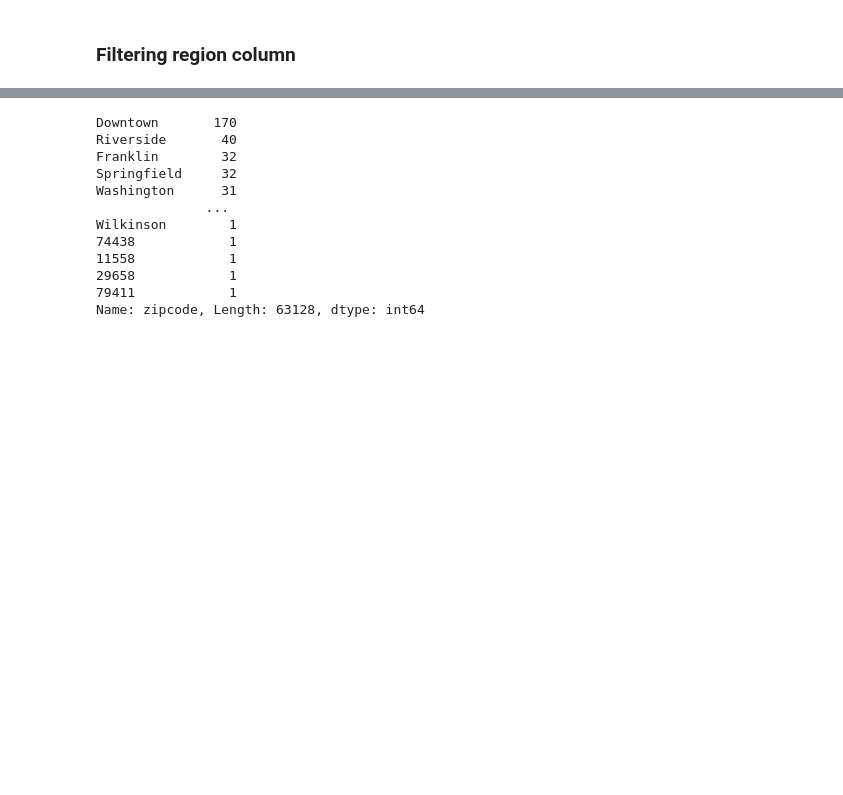
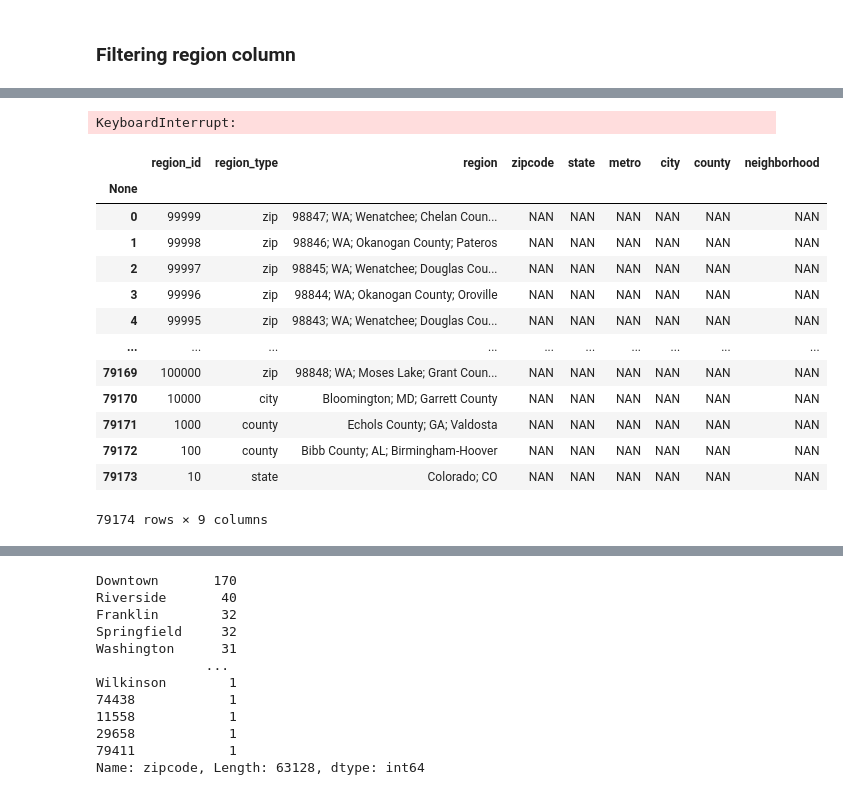
Before and after one commit to ytaiwo/Homework, a Jupyter notebook: etl_project/Project2.ipynb, the cells around one changed output, grey strips where cells are left out. Cells and saved outputs as stored; diff of their text form; code cells hidden in the pictures; blank space fills up the shorter version.

```diff
--- a/etl_project/Project2.ipynb
+++ b/etl_project/Project2.ipynb
@@ -268,0 +279,57 @@ zillow_regions[zillow_regions['region_type']=='zip']
+# %%
+# zillow_regions['zipcode'] = 'NAN'
+
+# new = zillow_regions['region'].str.split(';',n = 4, expand=True)
+# for i in range(len(zillow_regions)):
+#     if new[0][i].isdigit():
+#         zillow_regions['zipcode'][i] = new[0][i]
+
+
+zillow_regions['zipcode'] = 'NAN'
+zillow_regions['state'] = 'NAN'
+zillow_regions['metro'] = 'NAN'
+zillow_regions['city'] = 'NAN'
+zillow_regions['county'] = 'NAN'
+zillow_regions['neighborhood'] = 'NAN'
+
+for column in range(len(zillow_regions)):
+
+    new = zillow_regions['region'].str.split(";", n = -1, expand = True)
+#     if new[0][column].isdigit():
+#         zillow_regions['zipcode'][column] = new[0][column]
+
+#         zillow_regions["zipcode"]= new[0]
+    if len(new[0][column]) == 2:
+        zillow_regions["state"][column] = new[1][column]
+#     if '-' in new:
+#         zillow_regions['metro'] = new[2]
+#     else:
+#         zillow_regions['city'] = new[2]
+#     if 'county' in new:
+#         zillow_regions["county"] = new[3]
+#     else:
+#         zillow_regions['neighborhood'] = new[4]
+
+#print(column)
+#if zillow_regions[column].str.split(';').str.len() == 5:
+#new = zillow_regions['region'].str.split(';', n = -1, expand=True)
+# %% [output]
+KeyboardInterrupt:
+# %%
+# zillow_regions['zipcode'] = 'NAN'
+zillow_regions
+# %% [output]
+|  | region_id | region_type | region | zipcode | state | metro | city | county | neighborhood |
+| None |  |  |  |  |  |  |  |  |  |
+| 0 | 99999 | zip | 98847; WA; Wenatchee; Chelan Coun... | NAN | NAN | NAN | NAN | NAN | NAN |
+| 1 | 99998 | zip | 98846; WA; Okanogan County; Pateros | NAN | NAN | NAN | NAN | NAN | NAN |
+| 2 | 99997 | zip | 98845; WA; Wenatchee; Douglas Cou... | NAN | NAN | NAN | NAN | NAN | NAN |
+| 3 | 99996 | zip | 98844; WA; Okanogan County; Oroville | NAN | NAN | NAN | NAN | NAN | NAN |
+| 4 | 99995 | zip | 98843; WA; Wenatchee; Douglas Cou... | NAN | NAN | NAN | NAN | NAN | NAN |
+| ... | ... | ... | ... | ... | ... | ... | ... | ... | ... |
+| 79169 | 100000 | zip | 98848; WA; Moses Lake; Grant Coun... | NAN | NAN | NAN | NAN | NAN | NAN |
+| 79170 | 10000 | city | Bloomington; MD; Garrett County | NAN | NAN | NAN | NAN | NAN | NAN |
+| 79171 | 1000 | county | Echols County; GA; Valdosta | NAN | NAN | NAN | NAN | NAN | NAN |
+| 79172 | 100 | county | Bibb County; AL; Birmingham-Hoover | NAN | NAN | NAN | NAN | NAN | NAN |
+| 79173 | 10 | state | Colorado; CO | NAN | NAN | NAN | NAN | NAN | NAN |
+79174 rows × 9 columns
```
Also changed, not shown: parts of 12 cells of this notebook, 14 other files.
